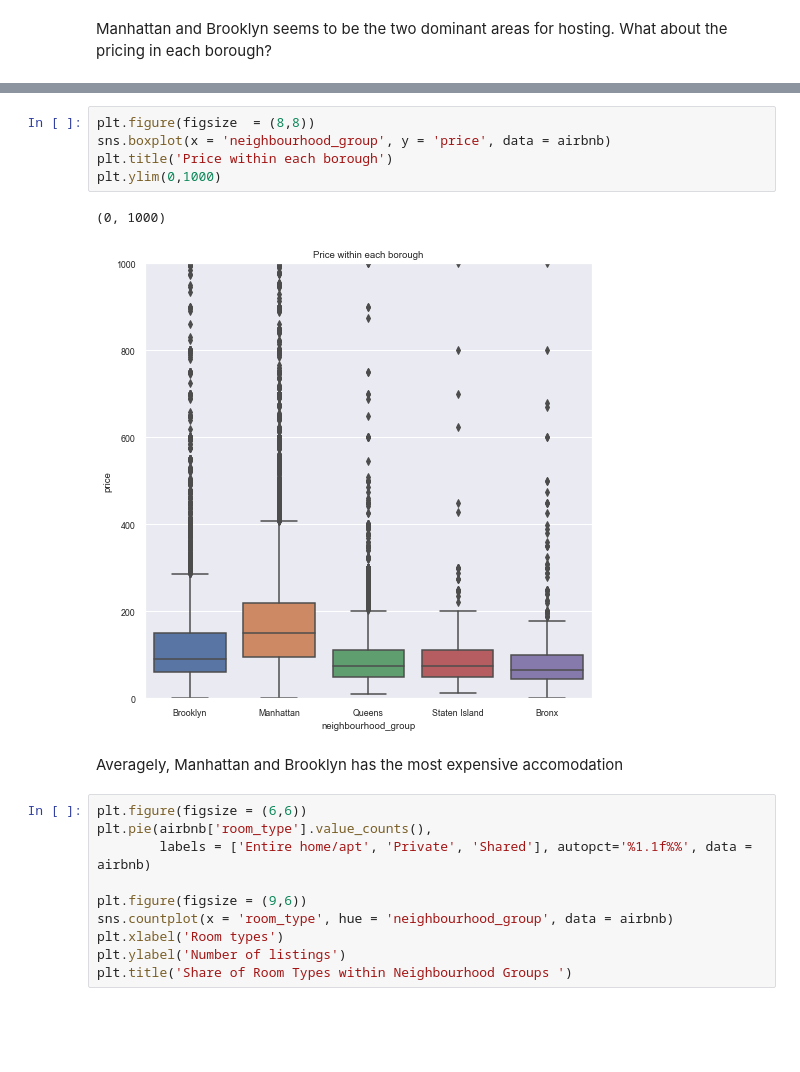
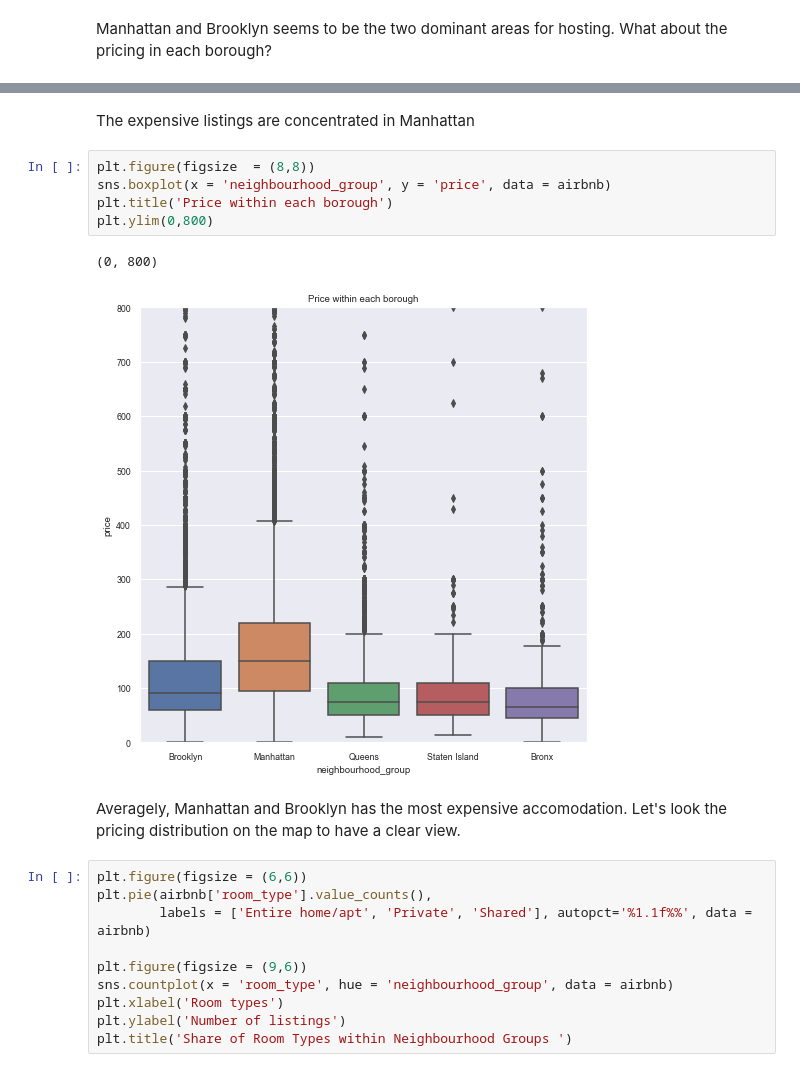
Before and after one commit to MinhDg00/Analysis-with-NYC-dataset-, a Jupyter notebook: NYC Airbnb .ipynb, the cells around one changed output, grey strips where cells are left out. Saved outputs shown, nothing was run; the diff lists cells and outputs as text; blank space fills up the shorter version.

```diff
--- a/NYC Airbnb .ipynb
+++ b/NYC Airbnb .ipynb
@@ -187,13 +245,15 @@ Text(0.5, 1.0, 'Price Distribution within each borough')
+# %% [markdown]
+The expensive listings are concentrated in Manhattan
 # %%
 plt.figure(figsize  = (8,8))
 sns.boxplot(x = 'neighbourhood_group', y = 'price', data = airbnb)
 plt.title('Price within each borough')
-plt.ylim(0,1000)
+plt.ylim(0,800)
 # %% [output]
-(0, 1000)
+(0, 800)
-[figure, old version]
+[figure, new version]
 # %% [markdown]
-Averagely, Manhattan and Brooklyn has the most expensive accomodation
+Averagely, Manhattan and Brooklyn has the most expensive accomodation. Let's look the pricing distribution on the map to have a clear view.
 # %%
 plt.figure(figsize = (6,6))
 plt.pie(airbnb['room_type'].value_counts(),
```
Also changed, not shown: parts of 49 cells of this notebook.
